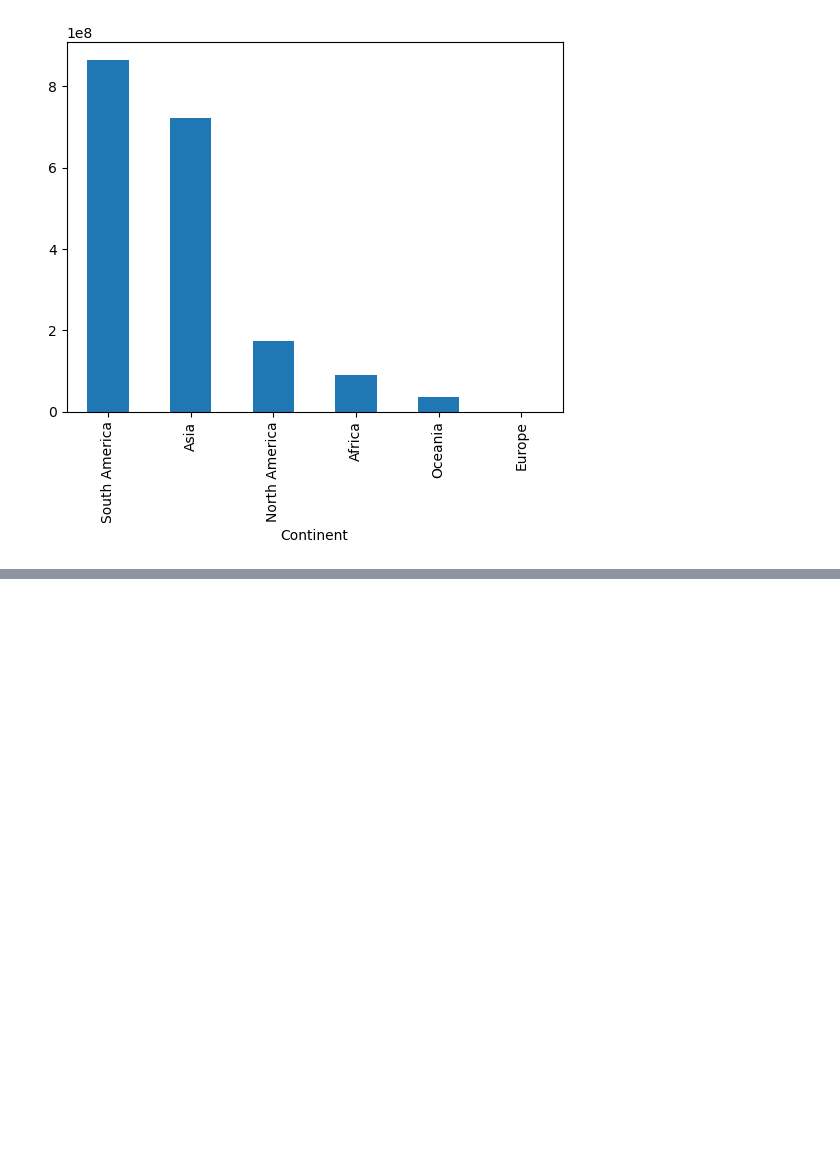
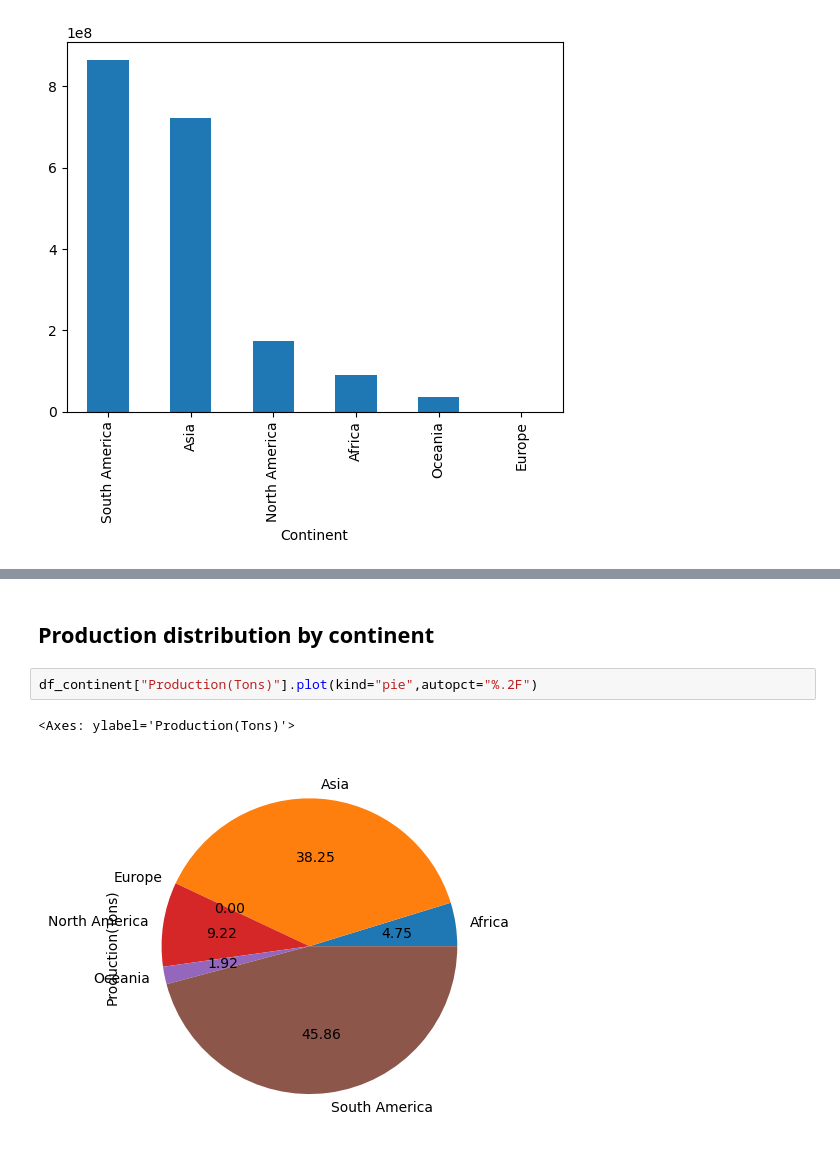
Before and after one commit to muskan-96/Data_Analysis_Projects, a Jupyter notebook: Sugarcane_Production_EDA/Sugarcane EDA.ipynb, the cells around one changed output, grey strips where cells are left out. Cells and saved outputs as stored; diff of their text form; blank space fills up the shorter version.

```diff
--- a/Sugarcane_Production_EDA/Sugarcane EDA.ipynb
+++ b/Sugarcane_Production_EDA/Sugarcane EDA.ipynb
@@ -355,0 +395,7 @@ df_continent["Production(Tons)"].sort_values(ascending =  False).plot(kind = "ba
+# %% [markdown]
+## Production distribution by continent
+# %%
+df_continent["Production(Tons)"].plot(kind="pie",autopct="%.2F")
+# %% [output]
+<Axes: ylabel='Production(Tons)'>
+[figure, added]
```
Also changed, not shown: parts of 20 cells of this notebook, 1 other file.
